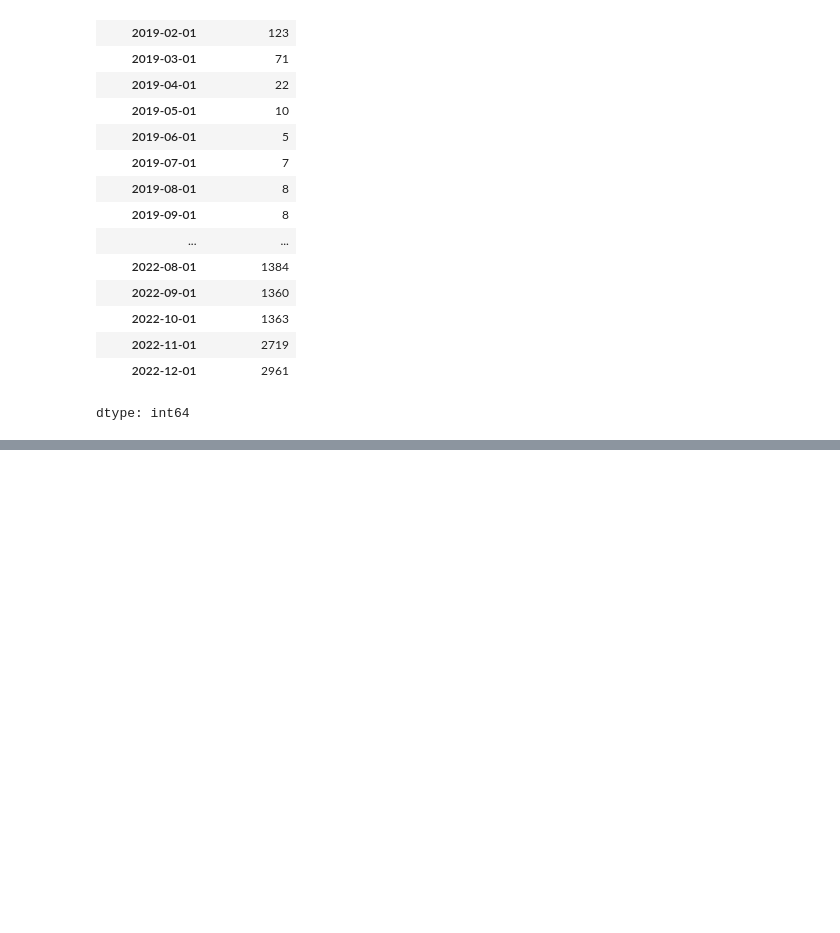
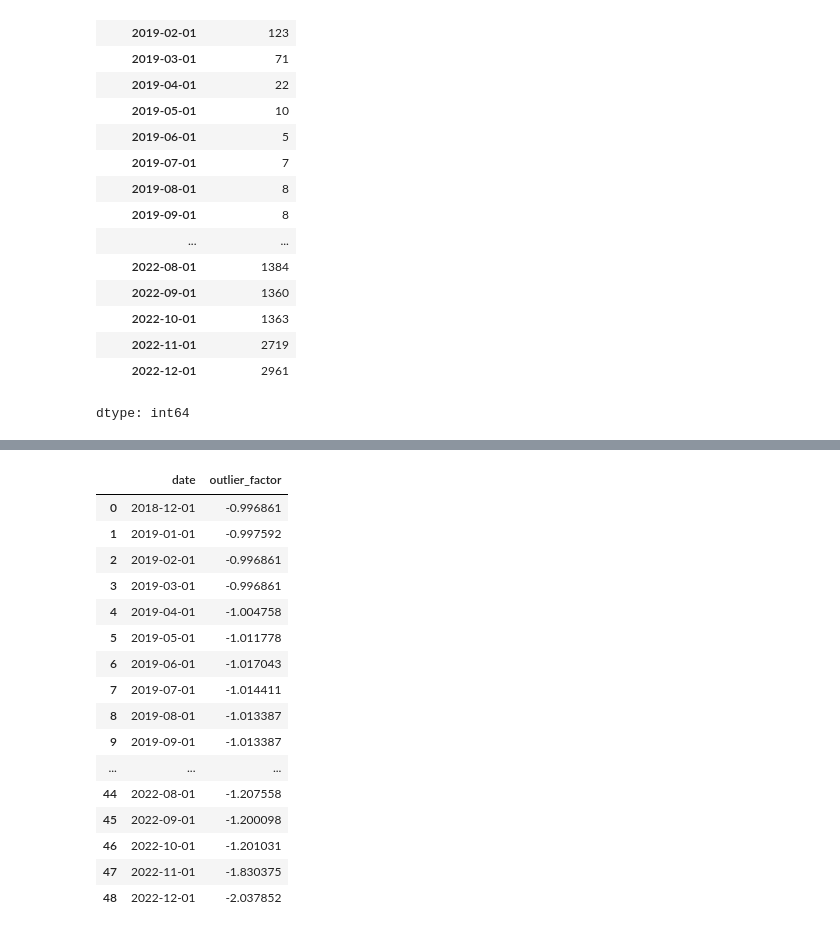
Before and after one commit to MKastek/time-series-notes, a Jupyter notebook: cost_of_heating_time_series.ipynb, the cells around one changed output, grey strips where cells are left out. Saved outputs shown, nothing was run; the diff lists cells and outputs as text; code cells hidden in the pictures; blank space fills up the shorter version.

```diff
--- a/cost_of_heating_time_series.ipynb
+++ b/cost_of_heating_time_series.ipynb
@@ -575,0 +566,20 @@ df[df['lof_anomalies']==True]
+# %%
+pd.DataFrame({'date':df.index, 'outlier_factor':X_scores})
+# %% [output]
+|  | date | outlier_factor |
+| 0 | 2018-12-01 | -0.996861 |
+| 1 | 2019-01-01 | -0.997592 |
+| 2 | 2019-02-01 | -0.996861 |
+| 3 | 2019-03-01 | -0.996861 |
+| 4 | 2019-04-01 | -1.004758 |
+| 5 | 2019-05-01 | -1.011778 |
+| 6 | 2019-06-01 | -1.017043 |
+| 7 | 2019-07-01 | -1.014411 |
+| 8 | 2019-08-01 | -1.013387 |
+| 9 | 2019-09-01 | -1.013387 |
+| ... | ... | ... |
+| 44 | 2022-08-01 | -1.207558 |
+| 45 | 2022-09-01 | -1.200098 |
+| 46 | 2022-10-01 | -1.201031 |
+| 47 | 2022-11-01 | -1.830375 |
+| 48 | 2022-12-01 | -2.037852 |
```
Also changed, not shown: parts of 8 cells of this notebook.
